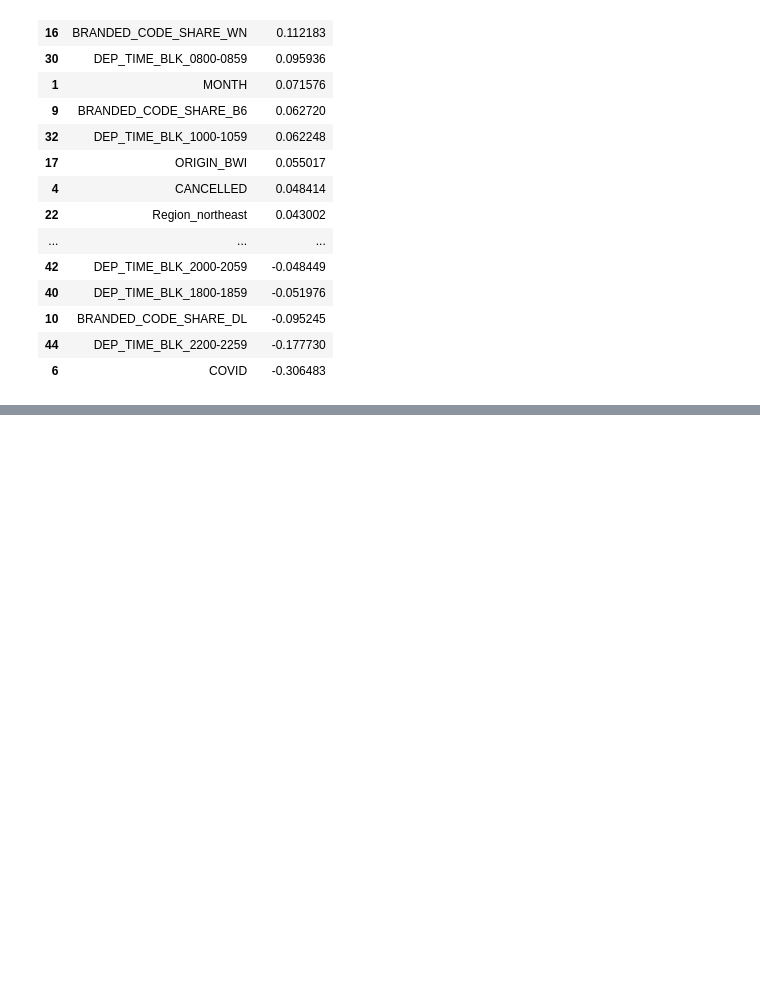
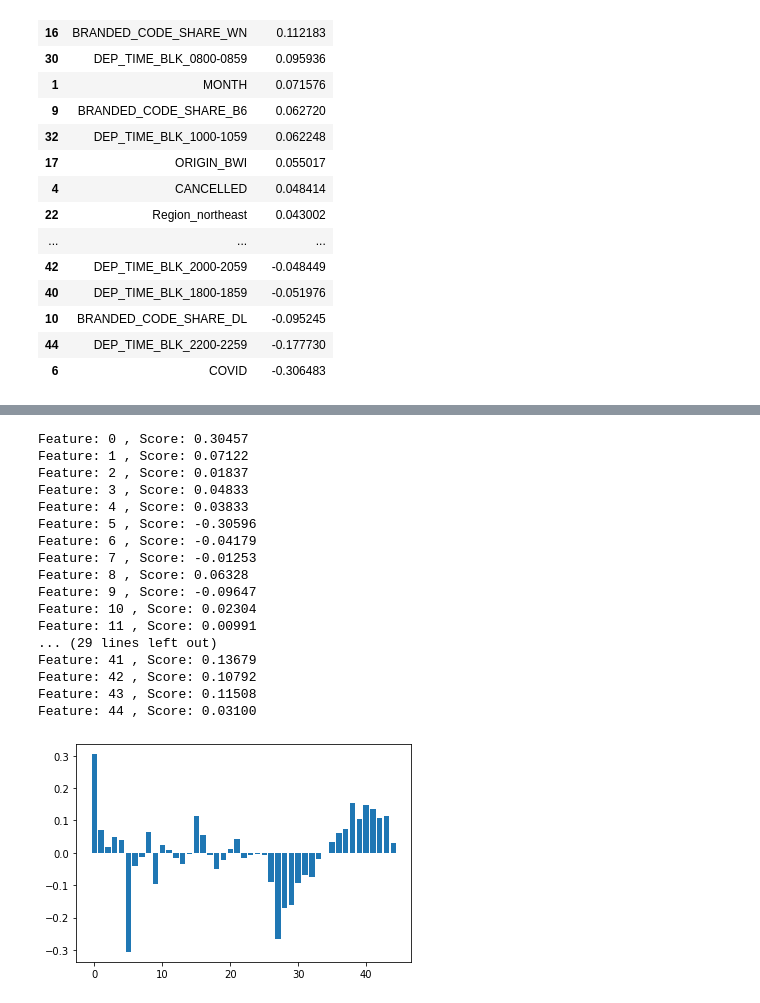
Before and after one commit to camilabatres/Airport_Analysis, a Jupyter notebook: Machine Learning Models/logistic_regression.ipynb, the cells around one changed output, grey strips where cells are left out. Cells and saved outputs as stored; diff of their text form; code cells hidden in the pictures; blank space fills up the shorter version.

```diff
--- a/Machine Learning Models/logistic_regression.ipynb
+++ b/Machine Learning Models/logistic_regression.ipynb
@@ -706,0 +771,27 @@ importance_df.sort_values('Importance', ascending=False)
+# %%
+importance = classifier.coef_[0]
+# summarize feature importance
+for i,v in enumerate(importance):
+	print('Feature: %0d , Score: %.5f' % (i,v))
+# plot feature importance
+plt.bar([x for x in range(len(importance))], importance)
+plt.show()
+# %% [output]
+Feature: 0 , Score: 0.30457
+Feature: 1 , Score: 0.07122
+Feature: 2 , Score: 0.01837
+Feature: 3 , Score: 0.04833
+Feature: 4 , Score: 0.03833
+Feature: 5 , Score: -0.30596
+Feature: 6 , Score: -0.04179
+Feature: 7 , Score: -0.01253
+Feature: 8 , Score: 0.06328
+Feature: 9 , Score: -0.09647
+Feature: 10 , Score: 0.02304
+Feature: 11 , Score: 0.00991
+... (29 lines left out)
+Feature: 41 , Score: 0.13679
+Feature: 42 , Score: 0.10792
+Feature: 43 , Score: 0.11508
+Feature: 44 , Score: 0.03100
+[figure, added]
```
Also changed, not shown: parts of 8 cells of this notebook.
